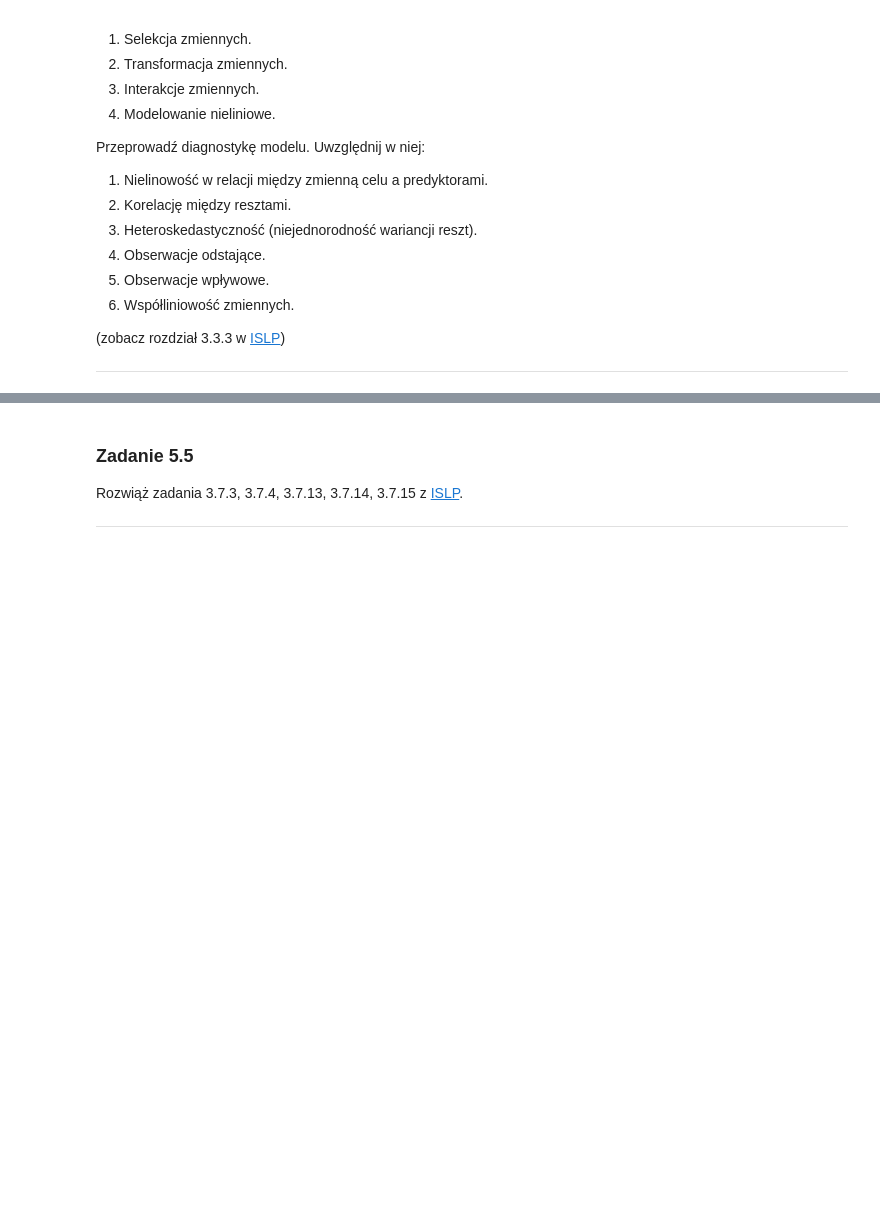
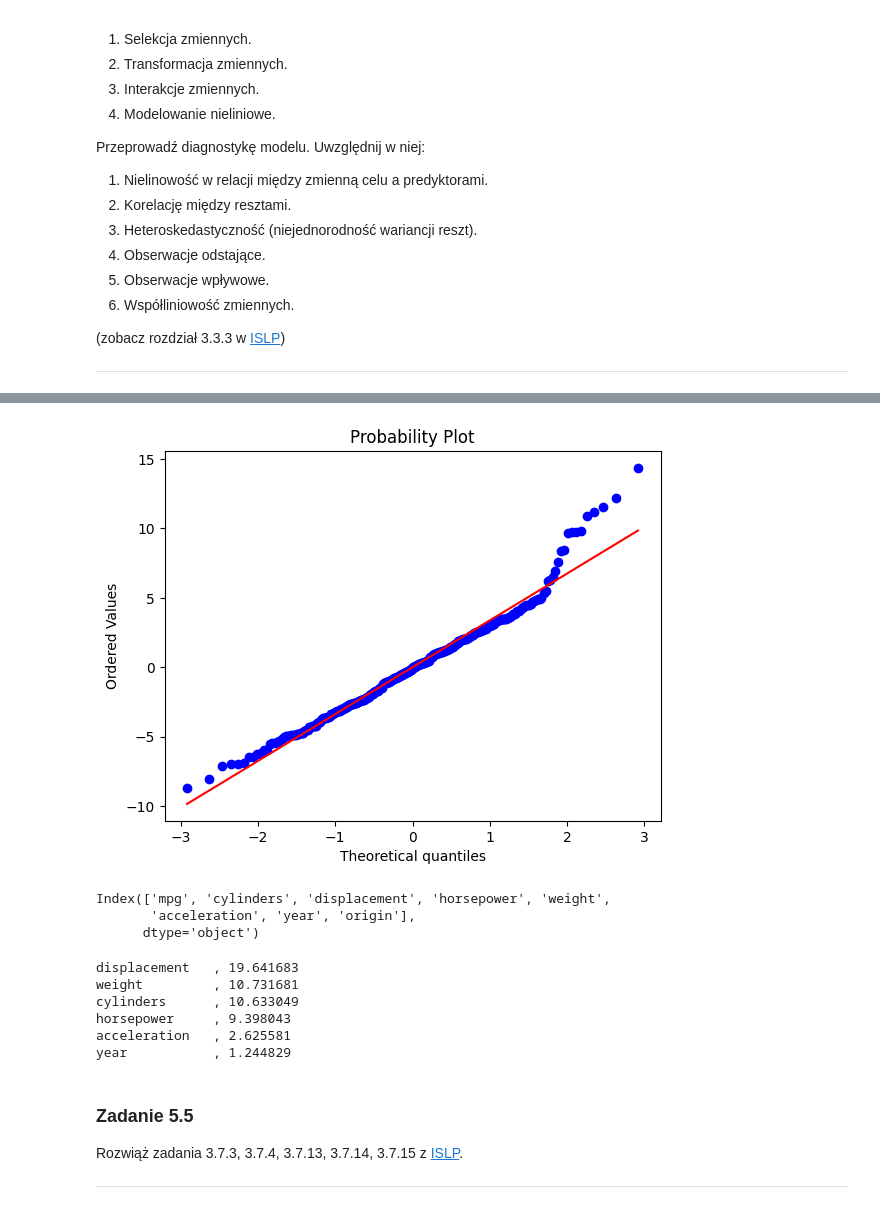
Before and after one commit to zosiawidawska/Pliki, a Jupyter notebook: lab_5.ipynb, the cells around one changed output, grey strips where cells are left out. Drawn from its saved outputs; the diff is of its cells as text; code cells hidden in the pictures; blank space fills up the shorter version.

```diff
--- a/lab_5.ipynb
+++ b/lab_5.ipynb
@@ -223,0 +305,12 @@ strong multicollinearity or other numerical problems.
+# %%
+from scipy.stats import probplot
+probplot(model.resid, dist='norm', plot=plt)
+plt.show()
+# %% [output]
+[figure, added]
+# %%
+df_std.columns
+# %% [output]
+Index(['mpg', 'cylinders', 'displacement', 'horsepower', 'weight',
+       'acceleration', 'year', 'origin'],
+      dtype='object')
@@ -224,3 +325,13 @@ strong multicollinearity or other numerical problems.
+# %%
+for vif, var in sorted(vifs, reverse=True):
+  print(f"{var:15}, {vif:2f}")
+# %% [output]
+displacement   , 19.641683
+weight         , 10.731681
+cylinders      , 10.633049
+horsepower     , 9.398043
+acceleration   , 2.625581
+year           , 1.244829
 # %% [markdown]
 ### Zadanie 5.5
 
```
Also changed, not shown: parts of 16 cells of this notebook.
